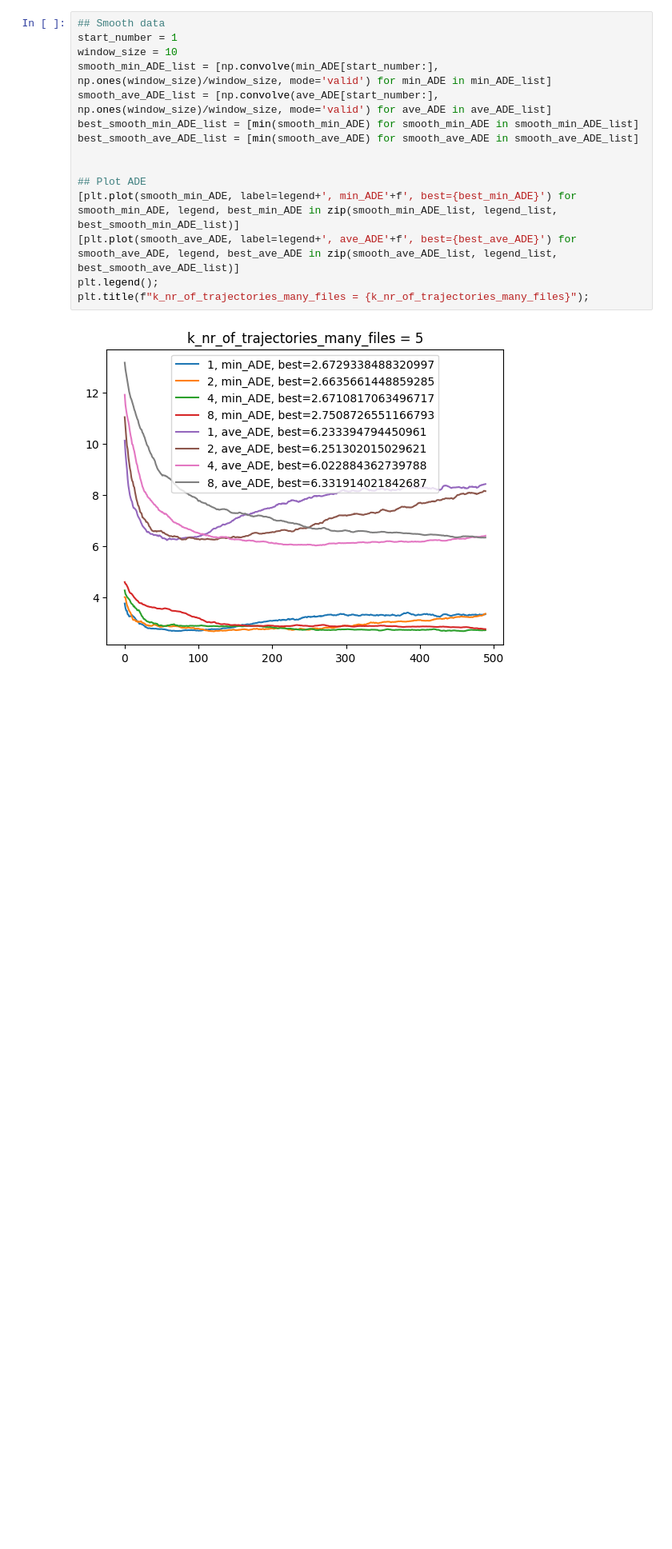
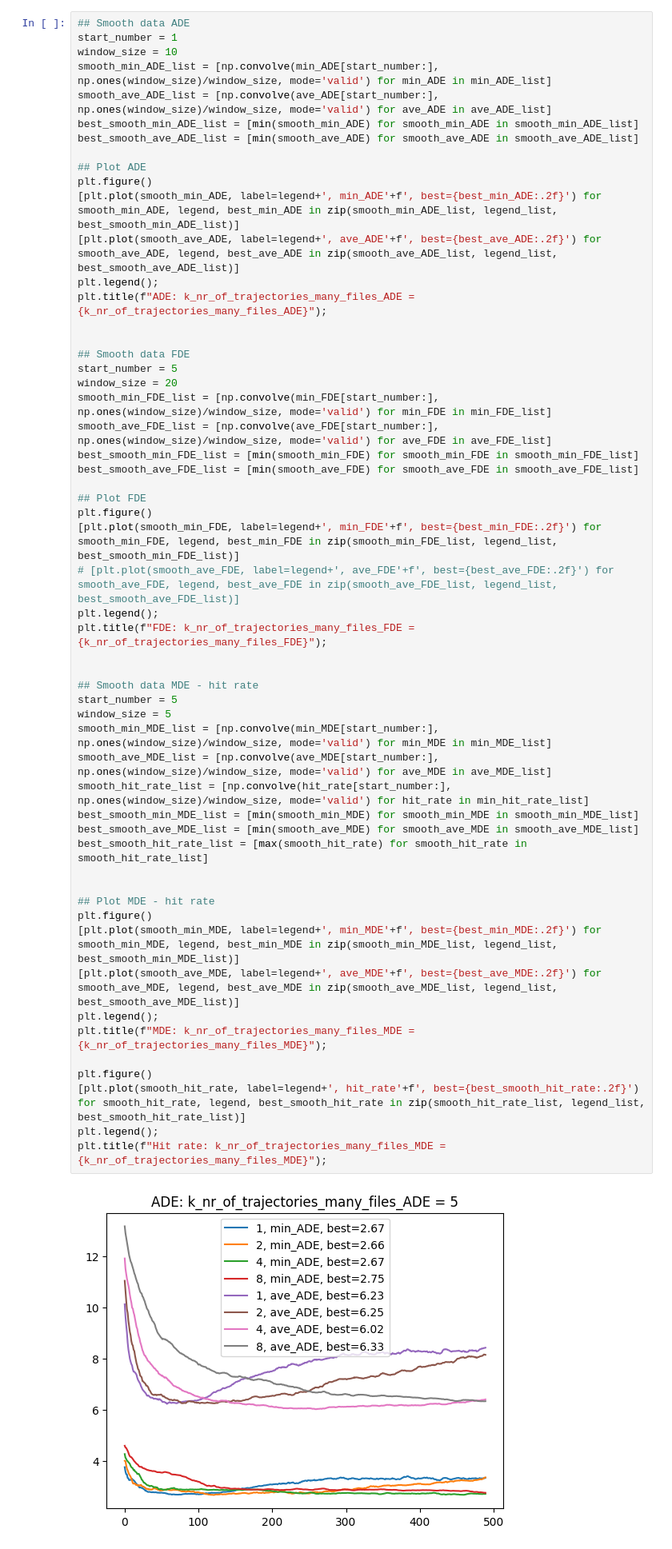
Before and after one commit to dolander1/nuscenes_dolander1, a Jupyter notebook: python-sdk/tutorials/analyseNewResults.ipynb, the cells around one changed output. Shown at 80% size. Drawn from its saved outputs; the diff is of its cells as text; blank space fills up the shorter version.

Commit message:
workng FDE and hit rate

```diff
--- a/python-sdk/tutorials/analyseNewResults.ipynb
+++ b/python-sdk/tutorials/analyseNewResults.ipynb
@@ -175,17 +288,57 @@ ave_ADE_list[0][-1] = 8.510892961487558
 # %%
-## Smooth data
+## Smooth data ADE
 start_number = 1
 window_size = 10
 smooth_min_ADE_list = [np.convolve(min_ADE[start_number:], np.ones(window_size)/window_size, mode='valid') for min_ADE in min_ADE_list]
 smooth_ave_ADE_list = [np.convolve(ave_ADE[start_number:], np.ones(window_size)/window_size, mode='valid') for ave_ADE in ave_ADE_list]
 best_smooth_min_ADE_list = [min(smooth_min_ADE) for smooth_min_ADE in smooth_min_ADE_list]
 best_smooth_ave_ADE_list = [min(smooth_ave_ADE) for smooth_ave_ADE in smooth_ave_ADE_list]
 
+## Plot ADE
+plt.figure()
+[plt.plot(smooth_min_ADE, label=legend+', min_ADE'+f', best={best_min_ADE:.2f}') for smooth_min_ADE, legend, best_min_ADE in zip(smooth_min_ADE_list, legend_list, best_smooth_min_ADE_list)]
+[plt.plot(smooth_ave_ADE, label=legend+', ave_ADE'+f', best={best_ave_ADE:.2f}') for smooth_ave_ADE, legend, best_ave_ADE in zip(smooth_ave_ADE_list, legend_list, best_smooth_ave_ADE_list)]
+plt.legend();
+plt.title(f"ADE: k_nr_of_trajectories_many_files_ADE = {k_nr_of_trajectories_many_files_ADE}");
 
-## Plot ADE
-[plt.plot(smooth_min_ADE, label=legend+', min_ADE'+f', best={best_min_ADE}') for smooth_min_ADE, legend, best_min_ADE in zip(smooth_min_ADE_list, legend_list, best_smooth_min_ADE_list)]
-[plt.plot(smooth_ave_ADE, label=legend+', ave_ADE'+f', best={best_ave_ADE}') for smooth_ave_ADE, legend, best_ave_ADE in zip(smooth_ave_ADE_list, legend_list, best_smooth_ave_ADE_list)]
+
+## Smooth data FDE
+start_number = 5
+window_size = 20
+smooth_min_FDE_list = [np.convolve(min_FDE[start_number:], np.ones(window_size)/window_size, mode='valid') for min_FDE in min_FDE_list]
+smooth_ave_FDE_list = [np.convolve(ave_FDE[start_number:], np.ones(window_size)/window_size, mode='valid') for ave_FDE in ave_FDE_list]
+best_smooth_min_FDE_list = [min(smooth_min_FDE) for smooth_min_FDE in smooth_min_FDE_list]
+best_smooth_ave_FDE_list = [min(smooth_ave_FDE) for smooth_ave_FDE in smooth_ave_FDE_list]
+
+## Plot FDE
+plt.figure()
+[plt.plot(smooth_min_FDE, label=legend+', min_FDE'+f', best={best_min_FDE:.2f}') for smooth_min_FDE, legend, best_min_FDE in zip(smooth_min_FDE_list, legend_list, best_smooth_min_FDE_list)]
+# [plt.plot(smooth_ave_FDE, label=legend+', ave_FDE'+f', best={best_ave_FDE:.2f}') for smooth_ave_FDE, legend, best_ave_FDE in zip(smooth_ave_FDE_list, legend_list, best_smooth_ave_FDE_list)]
 plt.legend();
-plt.title(f"k_nr_of_trajectories_many_files = {k_nr_of_trajectories_many_files}");
+plt.title(f"FDE: k_nr_of_trajectories_many_files_FDE = {k_nr_of_trajectories_many_files_FDE}");
+
+
+## Smooth data MDE - hit rate
+start_number = 5
+window_size = 5
+smooth_min_MDE_list = [np.convolve(min_MDE[start_number:], np.ones(window_size)/window_size, mode='valid') for min_MDE in min_MDE_list]
+smooth_ave_MDE_list = [np.convolve(ave_MDE[start_number:], np.ones(window_size)/window_size, mode='valid') for ave_MDE in ave_MDE_list]
+smooth_hit_rate_list = [np.convolve(hit_rate[start_number:], np.ones(window_size)/window_size, mode='valid') for hit_rate in min_hit_rate_list]
+best_smooth_min_MDE_list = [min(smooth_min_MDE) for smooth_min_MDE in smooth_min_MDE_list]
+best_smooth_ave_MDE_list = [min(smooth_ave_MDE) for smooth_ave_MDE in smooth_ave_MDE_list]
+best_smooth_hit_rate_list = [max(smooth_hit_rate) for smooth_hit_rate in smooth_hit_rate_list]
+
+
+## Plot MDE - hit rate
+plt.figure()
+[plt.plot(smooth_min_MDE, label=legend+', min_MDE'+f', best={best_min_MDE:.2f}') for smooth_min_MDE, legend, best_min_MDE in zip(smooth_min_MDE_list, legend_list, best_smooth_min_MDE_list)]
+[plt.plot(smooth_ave_MDE, label=legend+', ave_MDE'+f', best={best_ave_MDE:.2f}') for smooth_ave_MDE, legend, best_ave_MDE in zip(smooth_ave_MDE_list, legend_list, best_smooth_ave_MDE_list)]
+plt.legend();
+plt.title(f"MDE: k_nr_of_trajectories_many_files_MDE = {k_nr_of_trajectories_many_files_MDE}");
+
+plt.figure()
+[plt.plot(smooth_hit_rate, label=legend+', hit_rate'+f', best={best_smooth_hit_rate:.2f}') for smooth_hit_rate, legend, best_smooth_hit_rate in zip(smooth_hit_rate_list, legend_list, best_smooth_hit_rate_list)]
+plt.legend();
+plt.title(f"Hit rate: k_nr_of_trajectories_many_files_MDE = {k_nr_of_trajectories_many_files_MDE}");
 # %% [output]
-[figure, old version]
+[figure, new version]
```
Also changed, not shown: parts of 3 cells of this notebook.
